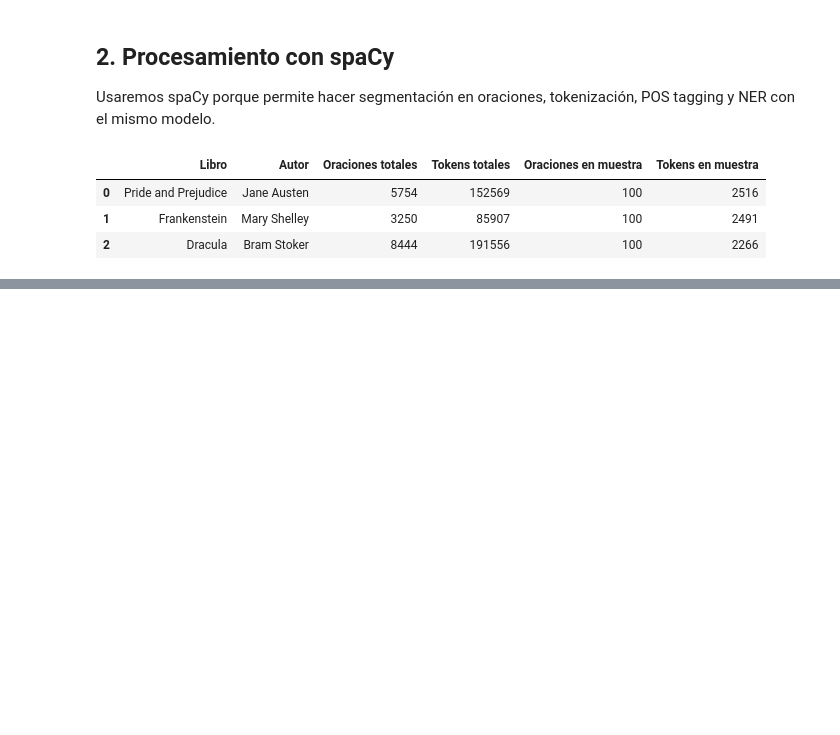
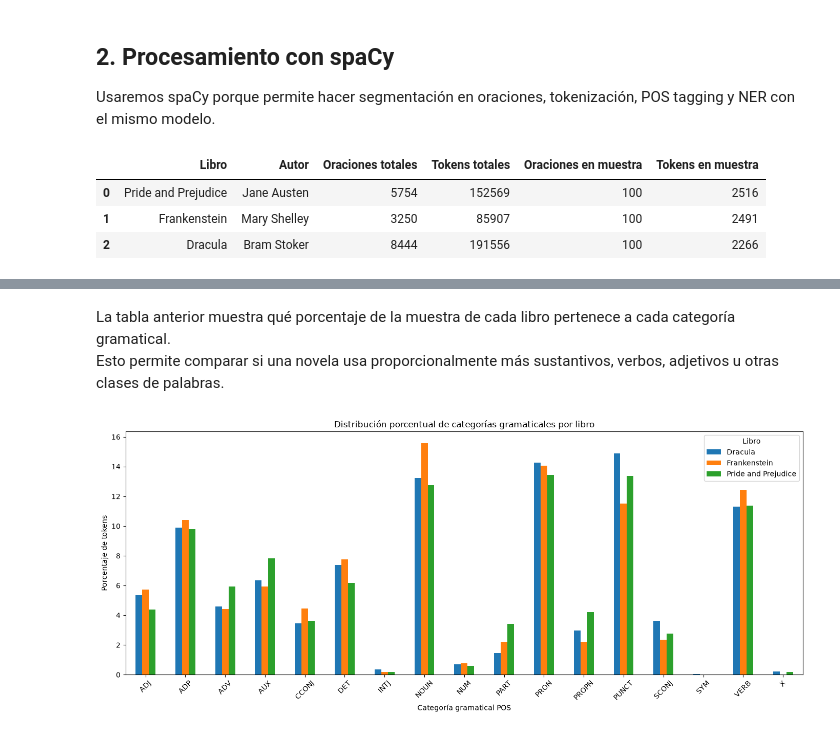
Before and after one commit to Cynthiss/NLP, a Jupyter notebook: Lab_6/Lab_6.ipynb, the cells around one changed output, grey strips where cells are left out. Cells and saved outputs as stored; diff of their text form; code cells hidden in the pictures; blank space fills up the shorter version.

```diff
--- a/Lab_6/Lab_6.ipynb
+++ b/Lab_6/Lab_6.ipynb
@@ -99,0 +185,10 @@ summary_df
+# %%
+# Tabla comparativa: porcentaje de cada POS por libro
+pos_table = pos_distribution.pivot(
+    index="POS",
+    columns="Libro",
+    values="Porcentaje"
+).fillna(0)
+
+# Redondeamos para que se vea más limpio
+pos_table.round(2)
@@ -99,0 +215,16 @@ summary_df
+# %% [markdown]
+La tabla anterior muestra qué porcentaje de la muestra de cada libro pertenece a cada categoría gramatical.
+Esto permite comparar si una novela usa proporcionalmente más sustantivos, verbos, adjetivos u otras clases de palabras.
+# %%
+# Gráfico de barras agrupado para comparar las categorías POS entre libros
+pos_table.plot(kind="bar", figsize=(14, 6))
+
+plt.title("Distribución porcentual de categorías gramaticales por libro")
+plt.xlabel("Categoría gramatical POS")
+plt.ylabel("Porcentaje de tokens")
+plt.xticks(rotation=45)
+plt.legend(title="Libro")
+plt.tight_layout()
+plt.show()
+# %% [output]
+[figure, added]
```
Also changed, not shown: parts of 13 cells of this notebook.
